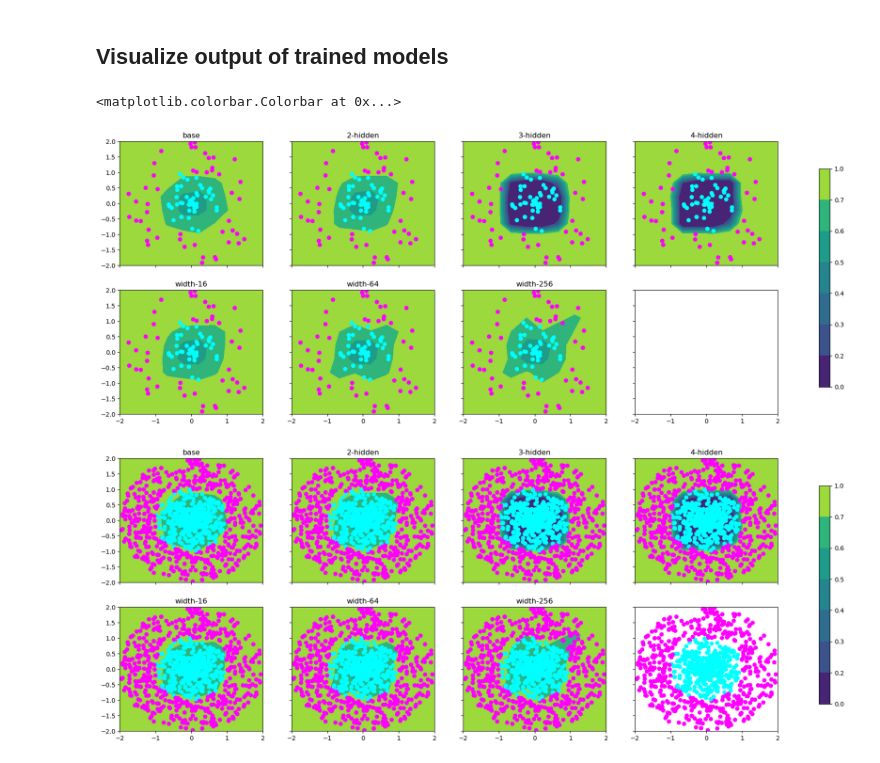
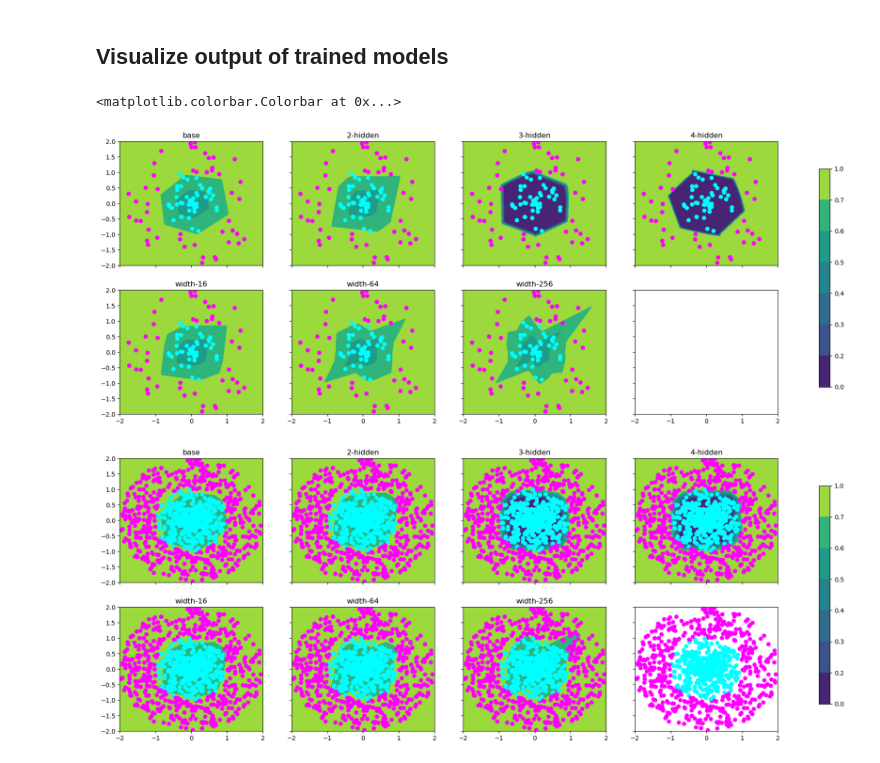
Before and after one commit to takayuki-ou/green, a Jupyter notebook: main.ipynb, the cells around one changed output. Saved outputs shown, nothing was run; the diff lists cells and outputs as text; code cells hidden in the pictures.

```diff
--- a/main.ipynb
+++ b/main.ipynb
@@ -171,37 +171,36 @@ model width-256| epochs: 200 | loss: 0.5819576382637024
 # %% [markdown]
 ## Visualize output of trained models
 # %%
-mesh = 10
+mesh = 100
 x = np.linspace(-2,2,mesh,dtype=np.float32)
 y = np.linspace(-2,2,mesh,dtype=np.float32)
 
 X, Y = np.meshgrid(x, y)
+Z = np.zeros((mesh,mesh))
 
-Z = np.zeros((mesh,mesh))
+
+point_n = np.concatenate((X[..., np.newaxis], Y[...,np.newaxis]),axis=2)
+point_t = torch.tensor(point_n,)
 
 fig, axs = plt.subplots(2,4,sharex=True,sharey=True)
 
 fig.set_figwidth(24)
 fig.set_figheight(8)
 
-n = 0
-
 levels = np.array([0.,0.2,0.3,0.4,0.5,0.6,0.7,1])
 
 for (name, model), ax in zip(models.items(),axs.flat):
-    for i in range(mesh):
-        for j in range(mesh):
-            x1, x2 = X[i,j], Y[i,j]
-            Z[i,j] = model(torch.tensor([x1,x2],device=device))
+    model.cpu()
+    Z = model(point_t).view(mesh,mesh).detach().numpy()
 
     cs = ax.contourf(X, Y, Z, levels=levels,)
     ax.scatter(x_data[:100,0],x_data[:100,1],c=y_data[:100],cmap="cool")
     ax.set_title(name)
-    n += 1
+
 fig.colorbar(cs,ax=axs[:],location="right",shrink=0.8)
 # %% [output]
 <matplotlib.colorbar.Colorbar at 0x...>
-[figure, old version]
+[figure, new version]
 # %%
 # plot with all data
 for ax in axs.flat:
```
Also changed, not shown: parts of 4 cells of this notebook, 7 other files.
